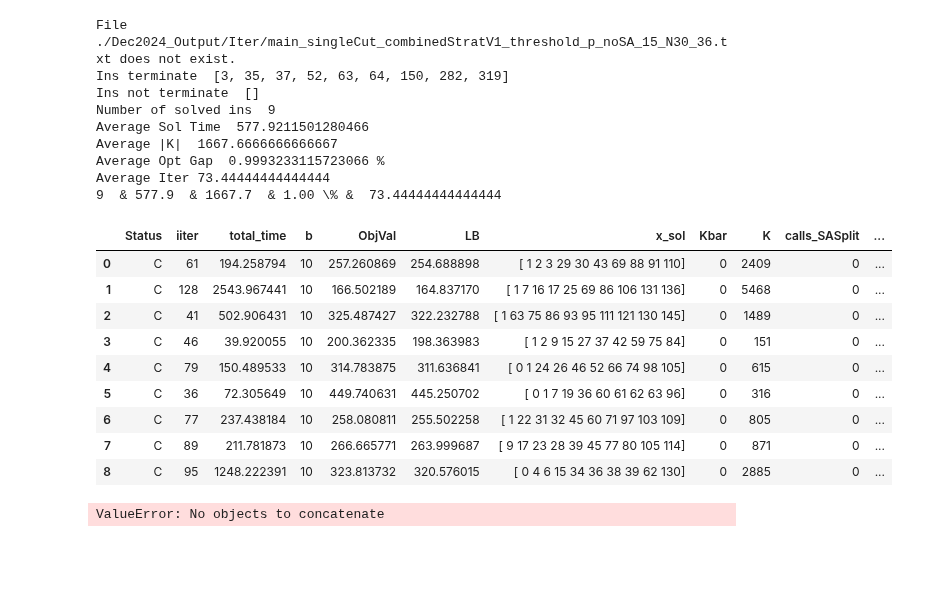
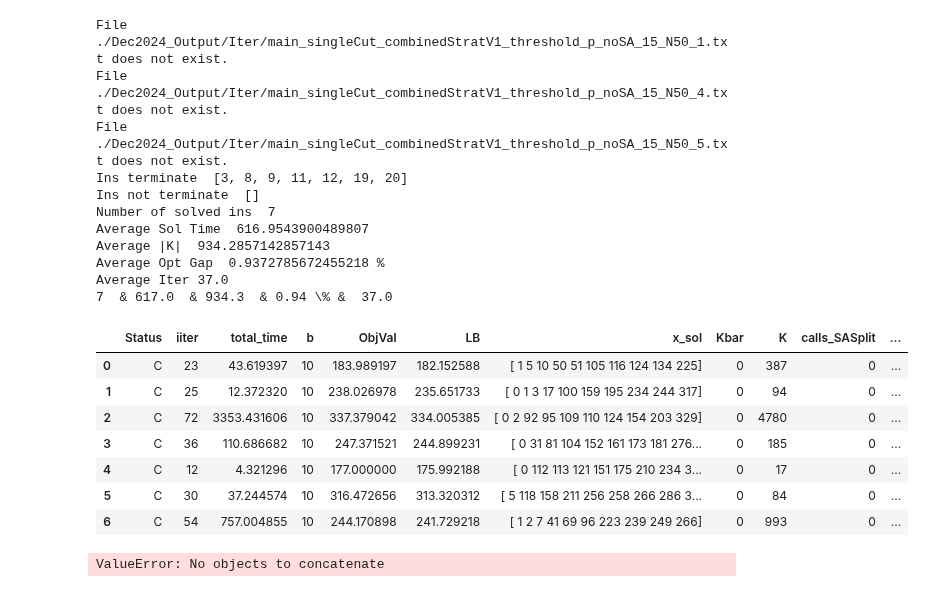
Before and after one commit to diHnguyen/SSPI, a Jupyter notebook: PythonConversion/Dec2024_Output/ProcessOutput.ipynb, the cells around one changed output. Saved outputs shown, nothing was run; the diff lists cells and outputs as text; code cells hidden in the pictures; blank space fills up the shorter version.

```diff
--- a/PythonConversion/Dec2024_Output/ProcessOutput.ipynb
+++ b/PythonConversion/Dec2024_Output/ProcessOutput.ipynb
@@ -5,12 +5,12 @@ import os
 import numpy as np
 
 os.chdir("/Users/dinguyen/Desktop/Local Documents/GitHub/Paper5/PythonConversion/")
-N = 30 #50
+N = 50 #50
 
 # N30
 # ins = [1,2,5,6,7,8,9,10,11,12]
 # ins = [4,20,83,99,107,166,172,174,200,241]
-ins = [3,35,36,37,52,63,64,150, 282,319]
+# ins = [3,35,36,37,52,63,64,150, 282,319]
 
 # N40
 # ins = [1, 3, 5, 6, 7, 9, 10, 11, 12, 13]
@@ -20,7 +20,7 @@ ins = [3,35,36,37,52,63,64,150, 282,319]
 # N50
 # ins =  [2, 6, 7, 10, 13, 14, 15, 16, 17, 21]
 # ins =  [18, 26, 46, 73, 93, 98, 110, 113, 122, 124]
-# ins =  [1, 3, 4, 5, 8, 9, 11, 12, 19, 20]
+ins =  [1, 3, 4, 5, 8, 9, 11, 12, 19, 20]
 # Desktop/Local Documents/GitHub/Paper5/PythonConversion/Dec2024_Output/Iter/main_singleCut_combinedStratV1_WarmStart_threshold_p_15_N40_56.txt
 
 def processMain(N, ins):
@@ -66,50 +66,50 @@ def processMain(N, ins):
     # df_filtered = df_filtered[~df_filtered['Ins'].isin(ins_not_terminate)]
     # df_filtered = df_filtered.groupby('Ins').apply(
     #     lambda group: group[group['total_time'] == group['total_time'].max()])
     # df_filtered = df_filtered.reset_index(drop=True)
     df_filtered["OptGap"] = (df_filtered.ObjVal-df_filtered.LB)/df_filtered.ObjVal*100
     solved_ins = len(df_filtered)
     avg_time = df_filtered['total_time'].mean()
     avg_K = df_filtered['K'].mean()
     opt_gap = df_filtered["OptGap"].mean()
     avg_iter = df_filtered["iiter"].mean()+1
     print("Number of solved ins ", solved_ins)
     print("Average Sol Time ", avg_time)
     print("Average |K| ", avg_K)
     print("Average Opt Gap ", opt_gap,"%")
     print("Average Iter", avg_iter)
     # {number:.2f}
     print(str(solved_ins), " & %.1f"  % avg_time, " & %.1f" % avg_K, " & %.2f" %opt_gap, "\% & ",str(avg_iter) )
 
 
     # print(output)
     # for i in range(5):
     #     output = pd.read_csv(EXP+"_N"+str(N)+"_"+str(i+1)+".txt", sep=";", header=None)
 
     return df_filtered
 
 df_default = processMain(N,ins)
 df_default
 # %% [output]
-File ./Dec2024_Output/Iter/main_singleCut_combinedStratV1_threshold_p_noSA_15_N30_36.txt does not exist.
-Ins terminate  [3, 35, 37, 52, 63, 64, 150, 282, 319]
+File ./Dec2024_Output/Iter/main_singleCut_combinedStratV1_threshold_p_noSA_15_N50_1.txt does not exist.
+File ./Dec2024_Output/Iter/main_singleCut_combinedStratV1_threshold_p_noSA_15_N50_4.txt does not exist.
+File ./Dec2024_Output/Iter/main_singleCut_combinedStratV1_threshold_p_noSA_15_N50_5.txt does not exist.
+Ins terminate  [3, 8, 9, 11, 12, 19, 20]
 Ins not terminate  []
-Number of solved ins  9
-Average Sol Time  577.9211501280466
-Average |K|  1667.6666666666667
-Average Opt Gap  0.9993233115723066 %
-Average Iter 73.44444444444444
-9  & 577.9  & 1667.7  & 1.00 \% &  73.44444444444444
+Number of solved ins  7
+Average Sol Time  616.9543900489807
+Average |K|  934.2857142857143
+Average Opt Gap  0.9372785672455218 %
+Average Iter 37.0
+7  & 617.0  & 934.3  & 0.94 \% &  37.0
 |  | Status | iiter | total_time | b | ObjVal | LB | x_sol | Kbar | K | calls_SASplit | ... |
-| 0 | C | 61 | 194.258794 | 10 | 257.260869 | 254.688898 | [ 1 2 3 29 30 43 69 88 91 110] | 0 | 2409 | 0 | ... |
-| 1 | C | 128 | 2543.967441 | 10 | 166.502189 | 164.837170 | [ 1 7 16 17 25 69 86 106 131 136] | 0 | 5468 | 0 | ... |
-| 2 | C | 41 | 502.906431 | 10 | 325.487427 | 322.232788 | [ 1 63 75 86 93 95 111 121 130 145] | 0 | 1489 | 0 | ... |
-| 3 | C | 46 | 39.920055 | 10 | 200.362335 | 198.363983 | [ 1 2 9 15 27 37 42 59 75 84] | 0 | 151 | 0 | ... |
-| 4 | C | 79 | 150.489533 | 10 | 314.783875 | 311.636841 | [ 0 1 24 26 46 52 66 74 98 105] | 0 | 615 | 0 | ... |
-| 5 | C | 36 | 72.305649 | 10 | 449.740631 | 445.250702 | [ 0 1 7 19 36 60 61 62 63 96] | 0 | 316 | 0 | ... |
-| 6 | C | 77 | 237.438184 | 10 | 258.080811 | 255.502258 | [ 1 22 31 32 45 60 71 97 103 109] | 0 | 805 | 0 | ... |
-| 7 | C | 89 | 211.781873 | 10 | 266.665771 | 263.999687 | [ 9 17 23 28 39 45 77 80 105 114] | 0 | 871 | 0 | ... |
-| 8 | C | 95 | 1248.222391 | 10 | 323.813732 | 320.576015 | [ 0 4 6 15 34 36 38 39 62 130] | 0 | 2885 | 0 | ... |
+| 0 | C | 23 | 43.619397 | 10 | 183.989197 | 182.152588 | [ 1 5 10 50 51 105 116 124 134 225] | 0 | 387 | 0 | ... |
+| 1 | C | 25 | 12.372320 | 10 | 238.026978 | 235.651733 | [ 0 1 3 17 100 159 195 234 244 317] | 0 | 94 | 0 | ... |
+| 2 | C | 72 | 3353.431606 | 10 | 337.379042 | 334.005385 | [ 0 2 92 95 109 110 124 154 203 329] | 0 | 4780 | 0 | ... |
+| 3 | C | 36 | 110.686682 | 10 | 247.371521 | 244.899231 | [ 0 31 81 104 152 161 173 181 276... | 0 | 185 | 0 | ... |
+| 4 | C | 12 | 4.321296 | 10 | 177.000000 | 175.992188 | [ 0 112 113 121 151 175 210 234 3... | 0 | 17 | 0 | ... |
+| 5 | C | 30 | 37.244574 | 10 | 316.472656 | 313.320312 | [ 5 118 158 211 256 258 266 286 3... | 0 | 84 | 0 | ... |
+| 6 | C | 54 | 757.004855 | 10 | 244.170898 | 241.729218 | [ 1 2 7 41 69 96 223 239 249 266] | 0 | 993 | 0 | ... |
 # %%
 import pandas as pd
 import os
```
